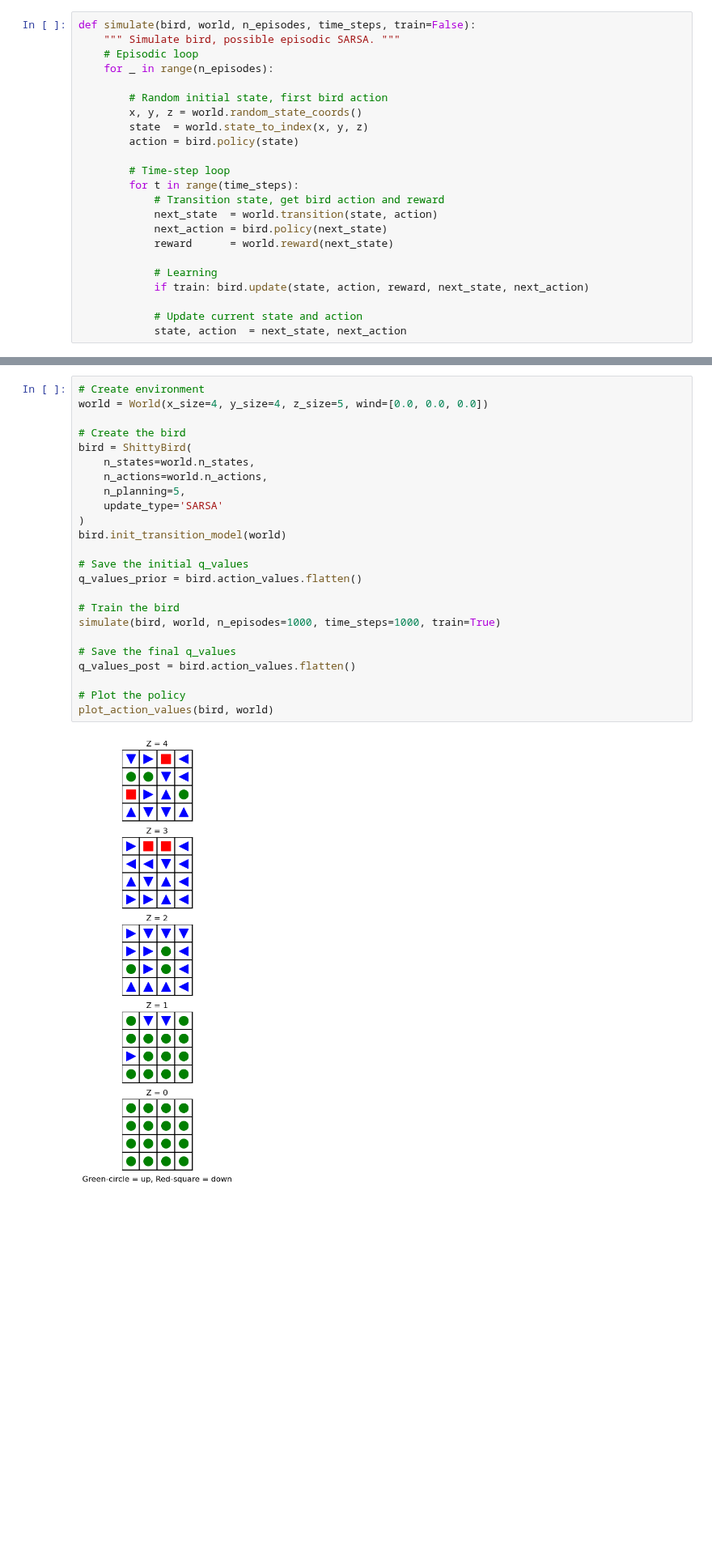
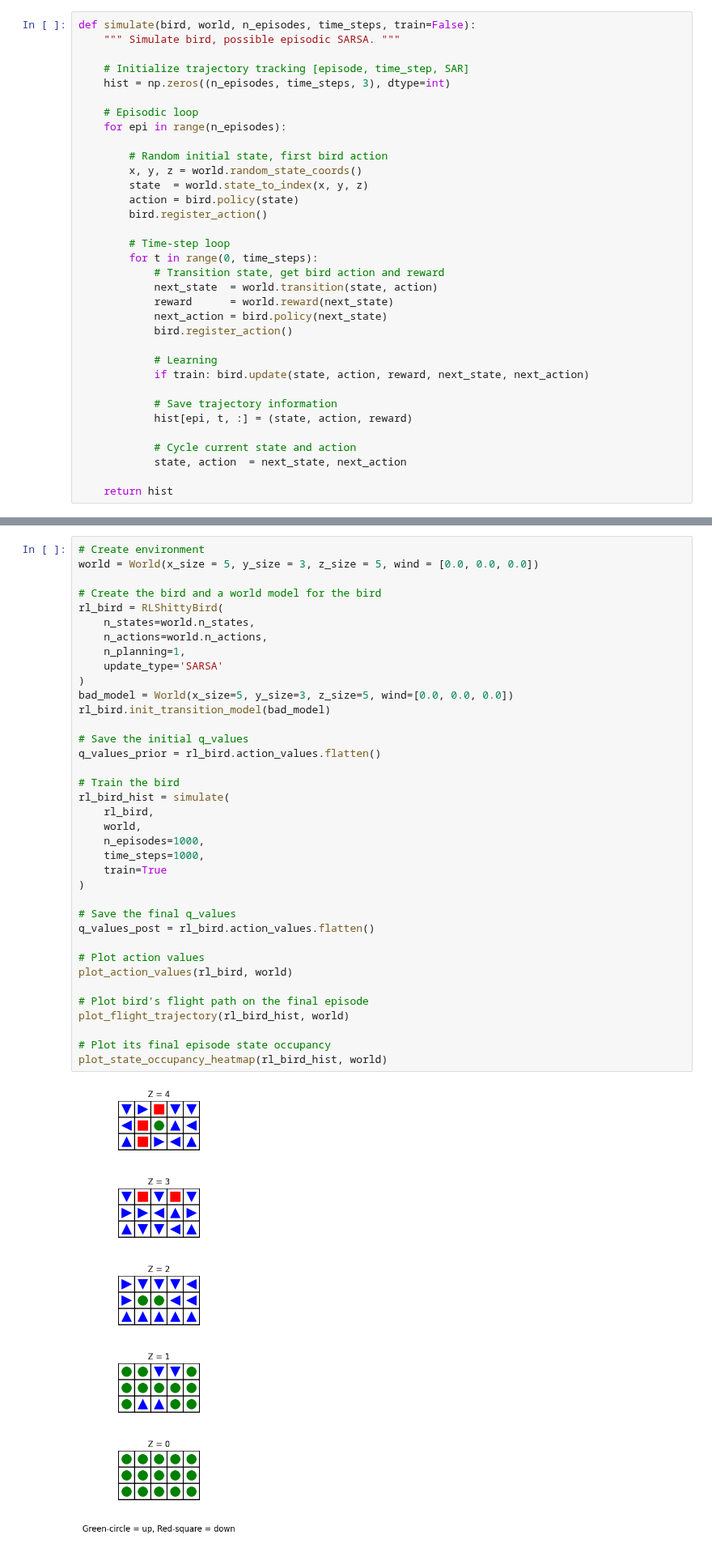
Before and after one commit to jtbuch/mpc_dojo, a Jupyter notebook: dan/BirdSimulations.ipynb, the cells around one changed output, grey strips where cells are left out. Shown at 81% size. Drawn from its saved outputs; the diff is of its cells as text; blank space fills up the shorter version.

Commit message:
making one plot for occupancy heatmaps and adding the mpc bird to the jupyter notebook

```diff
--- a/dan/BirdSimulations.ipynb
+++ b/dan/BirdSimulations.ipynb
@@ -3,23 +3,34 @@ from configs import *
 # %%
 def simulate(bird, world, n_episodes, time_steps, train=False):
     """ Simulate bird, possible episodic SARSA. """
+
+    # Initialize trajectory tracking [episode, time_step, SAR]
+    hist = np.zeros((n_episodes, time_steps, 3), dtype=int)
+
     # Episodic loop
-    for _ in range(n_episodes):
+    for epi in range(n_episodes):
 
         # Random initial state, first bird action
         x, y, z = world.random_state_coords()
         state  = world.state_to_index(x, y, z)
         action = bird.policy(state)
+        bird.register_action()
 
         # Time-step loop
-        for t in range(time_steps):
+        for t in range(0, time_steps):
             # Transition state, get bird action and reward
             next_state  = world.transition(state, action)
+            reward      = world.reward(next_state)
             next_action = bird.policy(next_state)
-            reward      = world.reward(next_state)
+            bird.register_action()
 
             # Learning
             if train: bird.update(state, action, reward, next_state, next_action)
 
-            # Update current state and action
+            # Save trajectory information
+            hist[epi, t, :] = (state, action, reward)
+
+            # Cycle current state and action
             state, action  = next_state, next_action
+
+    return hist
@@ -26,26 +39,39 @@ def simulate(bird, world, n_episodes, time_steps, train=False):
 # %%
 # Create environment
-world = World(x_size=4, y_size=4, z_size=5, wind=[0.0, 0.0, 0.0])
+world = World(x_size = 5, y_size = 3, z_size = 5, wind = [0.0, 0.0, 0.0])
 
-# Create the bird
-bird = ShittyBird(
+# Create the bird and a world model for the bird
+rl_bird = RLShittyBird(
     n_states=world.n_states,
     n_actions=world.n_actions,
-    n_planning=5,
+    n_planning=1,
     update_type='SARSA'
 )
-bird.init_transition_model(world)
+bad_model = World(x_size=5, y_size=3, z_size=5, wind=[0.0, 0.0, 0.0])
+rl_bird.init_transition_model(bad_model)
 
 # Save the initial q_values
-q_values_prior = bird.action_values.flatten()
+q_values_prior = rl_bird.action_values.flatten()
 
 # Train the bird
-simulate(bird, world, n_episodes=1000, time_steps=1000, train=True)
+rl_bird_hist = simulate(
+    rl_bird,
+    world,
+    n_episodes=1000,
+    time_steps=1000,
+    train=True
+)
 
 # Save the final q_values
-q_values_post = bird.action_values.flatten()
+q_values_post = rl_bird.action_values.flatten()
 
-# Plot the policy
-plot_action_values(bird, world)
+# Plot action values
+plot_action_values(rl_bird, world)
+
+# Plot bird's flight path on the final episode
+plot_flight_trajectory(rl_bird_hist, world)
+
+# Plot its final episode state occupancy
+plot_state_occupancy_heatmap(rl_bird_hist, world)
 # %% [output]
-[figure, old version]
+[figure, new version]
```
Also changed, not shown: parts of 4 cells of this notebook, 1 other file.
